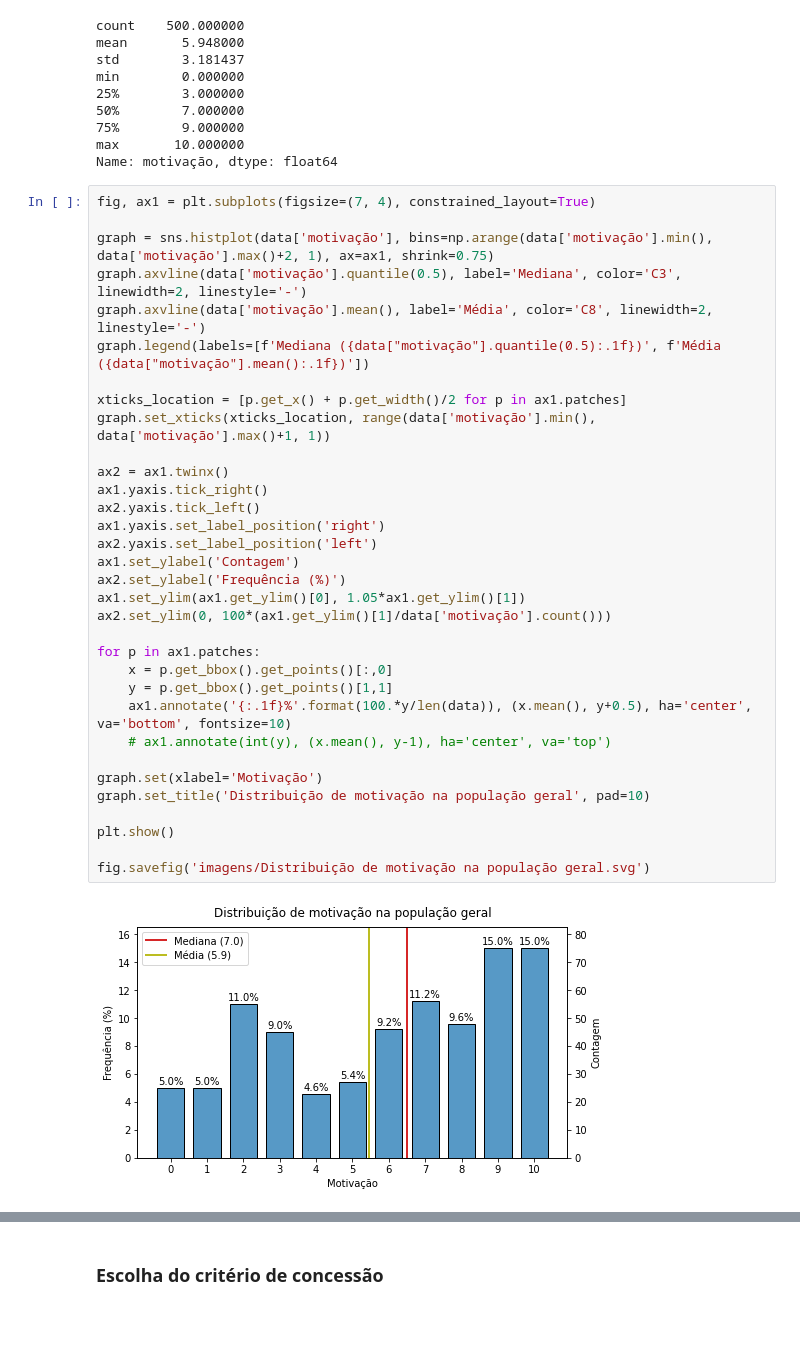
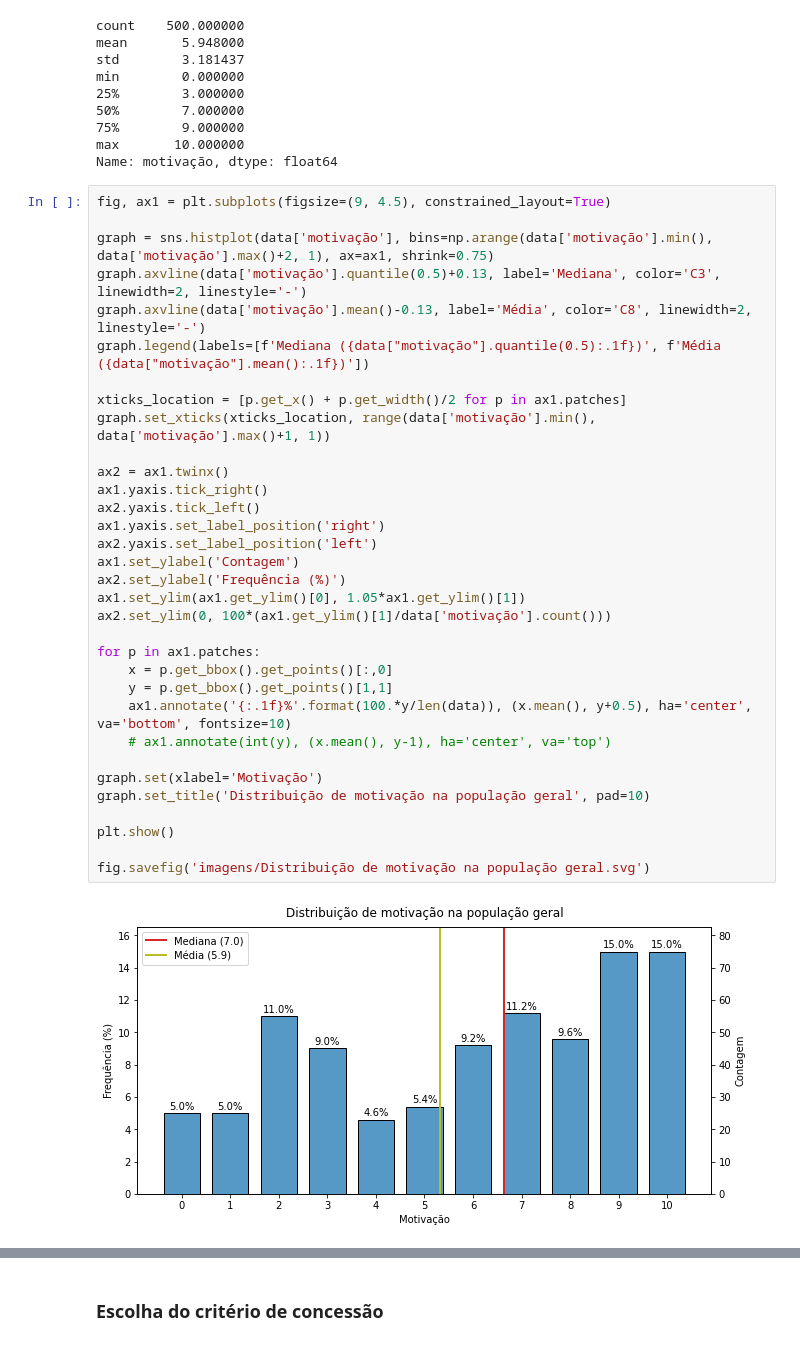
Before and after one commit to jv-porto/computer-aquisition-automation, a Jupyter notebook: projeto.ipynb, the cells around one changed output, grey strips where cells are left out. Cells and saved outputs as stored; diff of their text form.

```diff
--- a/projeto.ipynb
+++ b/projeto.ipynb
@@ -716,37 +530,37 @@ min        0.000000
 max       10.000000
 Name: motivação, dtype: float64
 # %%
-fig, ax1 = plt.subplots(figsize=(7, 4), constrained_layout=True)
+fig, ax1 = plt.subplots(figsize=(9, 4.5), constrained_layout=True)
 
 graph = sns.histplot(data['motivação'], bins=np.arange(data['motivação'].min(), data['motivação'].max()+2, 1), ax=ax1, shrink=0.75)
-graph.axvline(data['motivação'].quantile(0.5), label='Mediana', color='C3', linewidth=2, linestyle='-')
-graph.axvline(data['motivação'].mean(), label='Média', color='C8', linewidth=2, linestyle='-')
+graph.axvline(data['motivação'].quantile(0.5)+0.13, label='Mediana', color='C3', linewidth=2, linestyle='-')
+graph.axvline(data['motivação'].mean()-0.13, label='Média', color='C8', linewidth=2, linestyle='-')
 graph.legend(labels=[f'Mediana ({data["motivação"].quantile(0.5):.1f})', f'Média ({data["motivação"].mean():.1f})'])
 
 xticks_location = [p.get_x() + p.get_width()/2 for p in ax1.patches]
 graph.set_xticks(xticks_location, range(data['motivação'].min(), data['motivação'].max()+1, 1))
 
 ax2 = ax1.twinx()
 ax1.yaxis.tick_right()
 ax2.yaxis.tick_left()
 ax1.yaxis.set_label_position('right')
 ax2.yaxis.set_label_position('left')
 ax1.set_ylabel('Contagem')
 ax2.set_ylabel('Frequência (%)')
 ax1.set_ylim(ax1.get_ylim()[0], 1.05*ax1.get_ylim()[1])
 ax2.set_ylim(0, 100*(ax1.get_ylim()[1]/data['motivação'].count()))
 
 for p in ax1.patches:
     x = p.get_bbox().get_points()[:,0]
     y = p.get_bbox().get_points()[1,1]
     ax1.annotate('{:.1f}%'.format(100.*y/len(data)), (x.mean(), y+0.5), ha='center', va='bottom', fontsize=10)
     # ax1.annotate(int(y), (x.mean(), y-1), ha='center', va='top')
 
 graph.set(xlabel='Motivação')
 graph.set_title('Distribuição de motivação na população geral', pad=10)
 
 plt.show()
 
 fig.savefig('imagens/Distribuição de motivação na população geral.svg')
 # %% [output]
-[figure, old version]
+[figure, new version]
```
Also changed, not shown: parts of 113 cells of this notebook, 46 other files.
